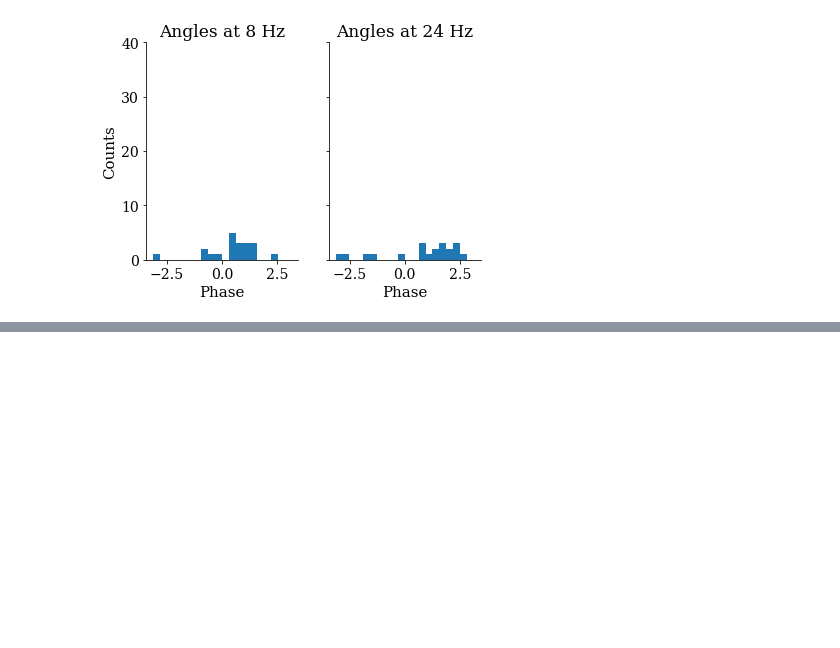
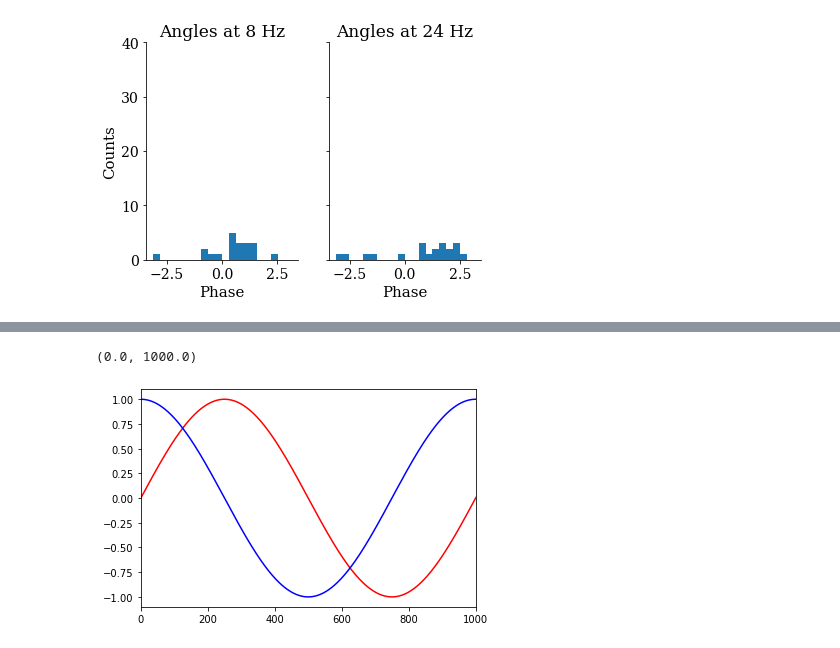
Before and after one commit to benedetta-mariani/scripts, a Jupyter notebook: Practice.ipynb, the cells around one changed output, grey strips where cells are left out. Saved outputs shown, nothing was run; the diff lists cells and outputs as text; code cells hidden in the pictures; blank space fills up the shorter version.

```diff
--- a/Practice.ipynb
+++ b/Practice.ipynb
@@ -204,0 +222,4 @@ a2.set_xlabel('Phase');
+# %%
+sig1 = np.sin(2*np.pi*np.arange(0,10,0.001))
+sig2 = np.sin(2*np.pi*np.arange(0,10,0.001)+np.pi/2)
+from scipy import signal
@@ -204,0 +229,7 @@ a2.set_xlabel('Phase');
+# %%
+plt.plot(sig1, 'r-')
+plt.plot(sig2, 'b-')
+plt.xlim(0,1000)
+# %% [output]
+(0.0, 1000.0)
+[figure, added]
```
Also changed, not shown: parts of 7 cells of this notebook, 1 other file.
